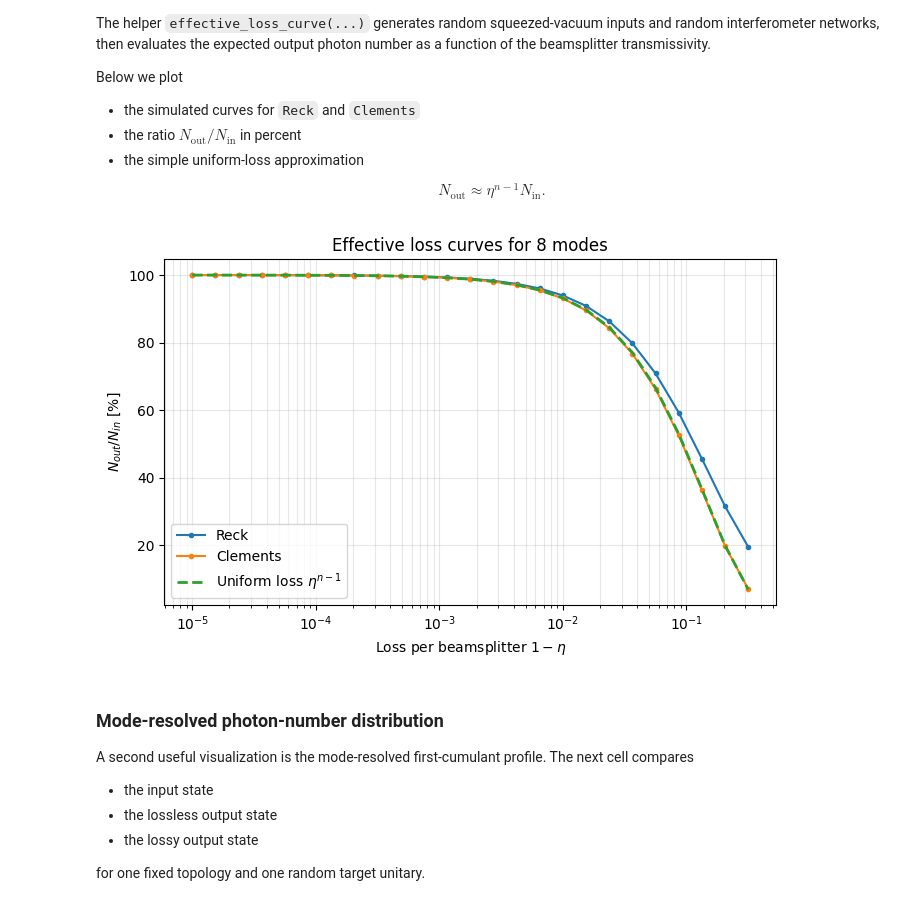
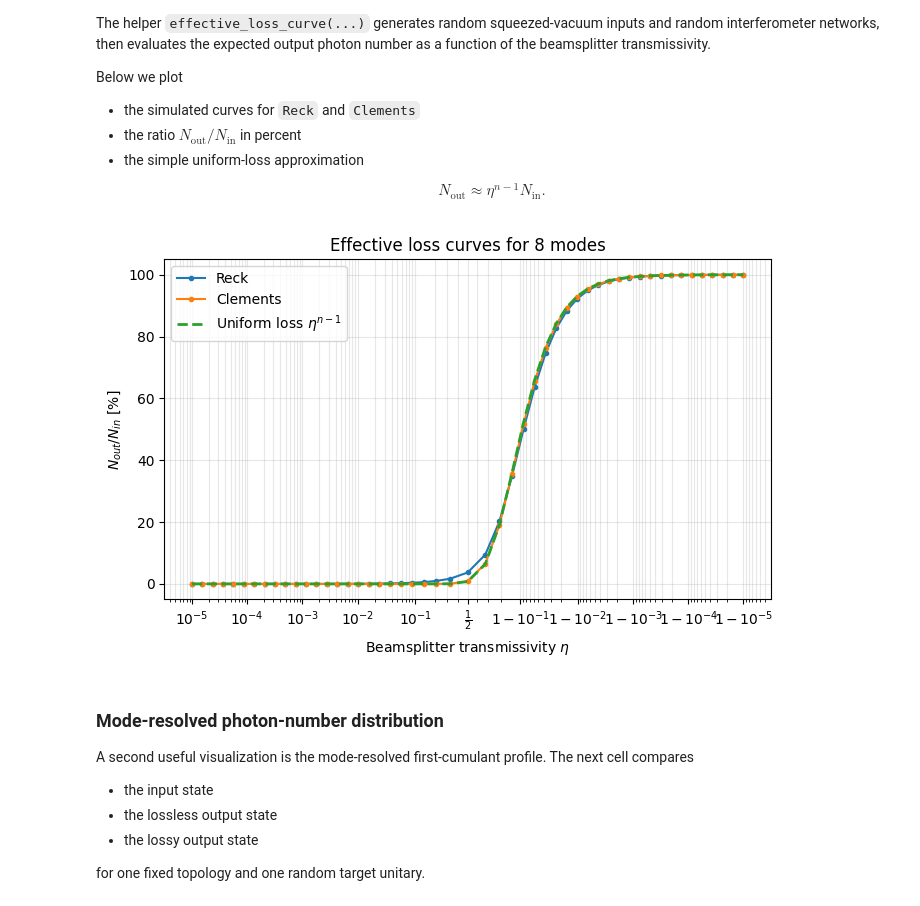
Before and after one commit to alexn2002/LoGIC, a Jupyter notebook: Notebook.ipynb, the cells around one changed output. Drawn from its saved outputs; the diff is of its cells as text; code cells hidden in the pictures.

```diff
--- a/Notebook.ipynb
+++ b/Notebook.ipynb
@@ -288,24 +288,23 @@ $$N_{\mathrm{out}} \approx \eta^{n-1} N_{\mathrm{in}}.$$
 # %%
 rng = np.random.default_rng(2027)
 modes = 8
 etas, N_in, curves = effective_loss_curve(modes, rng=rng)
-loss = 1.0 - etas
 uniform_percent = 100.0 * etas ** (modes - 1)
 
 plt.figure(figsize=(7, 4.5))
 for topo, vals in curves.items():
-    plt.plot(loss, 100.0 * vals / N_in, marker='o', ms=3, lw=1.5, label=topo)
-plt.plot(loss, uniform_percent, '--', lw=2, label=r'Uniform loss $\eta^{n-1}$')
-plt.xscale('log')
-plt.xlabel(r'Loss per beamsplitter $1-\eta$')
+    plt.plot(etas, 100.0 * vals / N_in, marker='o', ms=3, lw=1.5, label=topo)
+plt.plot(etas, uniform_percent, '--', lw=2, label=r'Uniform loss $\eta^{n-1}$')
+plt.xscale('logit')
+plt.xlabel(r'Beamsplitter transmissivity $\eta$')
 plt.ylabel(r'$N_{out} / N_{in}$ [%]')
 plt.title(f'Effective loss curves for {modes} modes')
 plt.grid(True, which='both', alpha=0.3)
 plt.legend()
 plt.tight_layout()
 plt.show()
 # %% [output]
-[figure, old version]
+[figure, new version]
 # %% [markdown]
 ### Mode-resolved photon-number distribution
 
```
Also changed, not shown: parts of 7 cells of this notebook, 26 other files.
